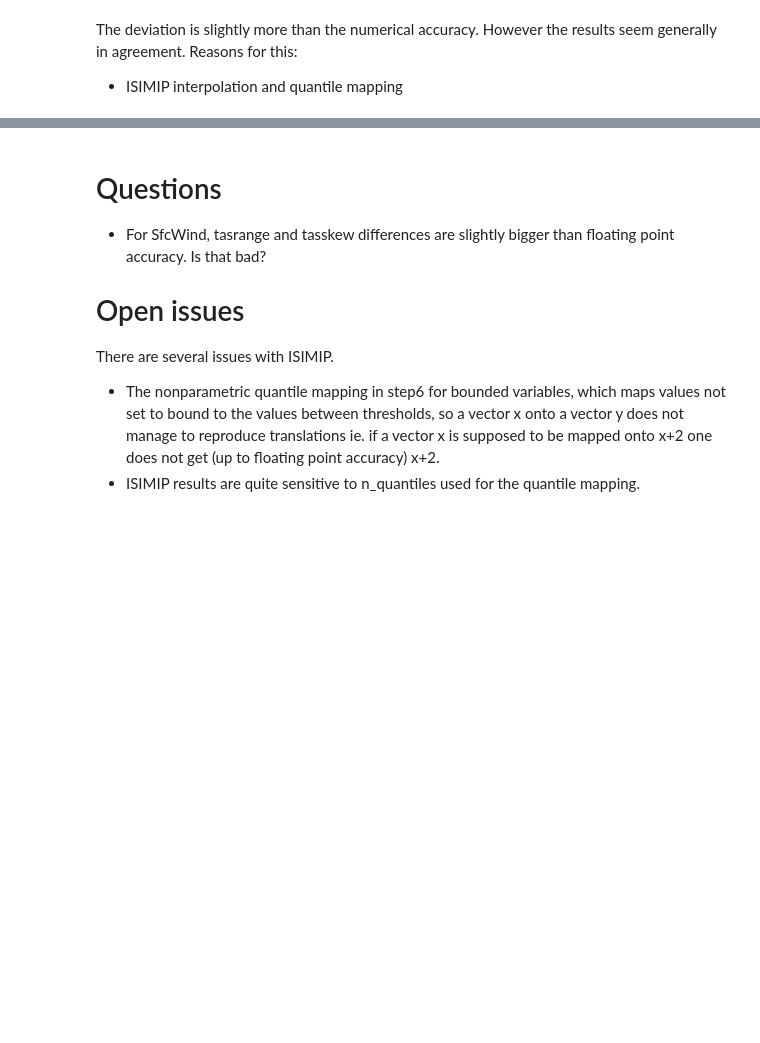
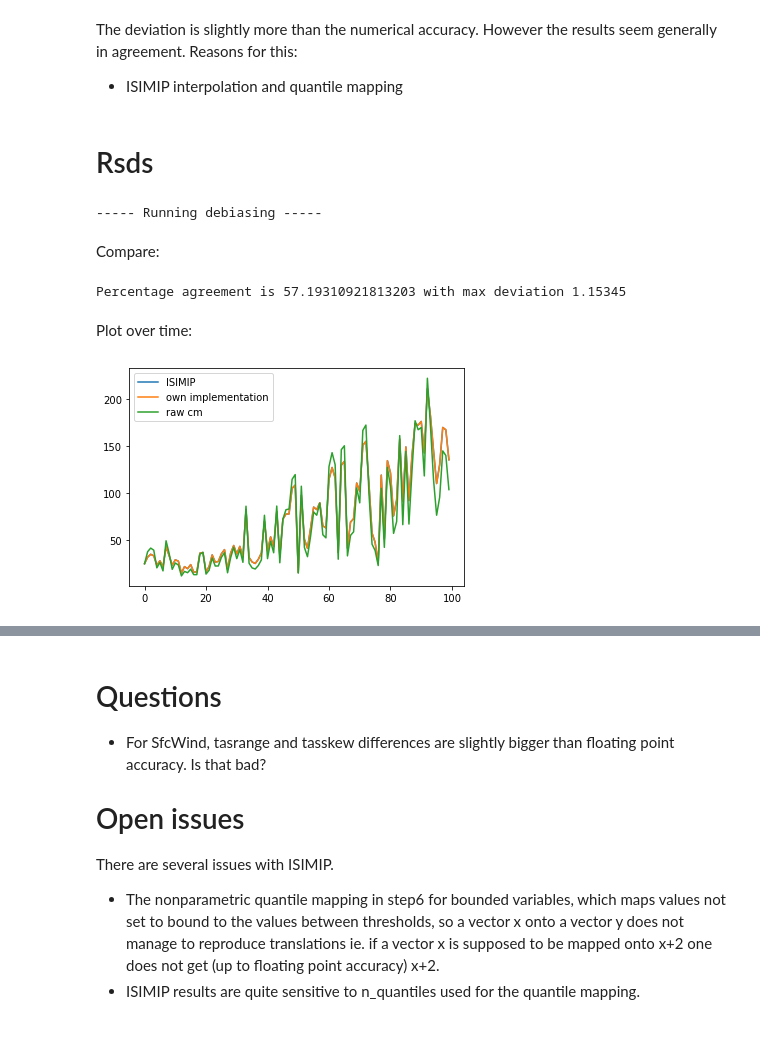
Before and after one commit to ecmwf-projects/ibicus, a Jupyter notebook: notebooks/isimip_consistency.ipynb, the cells around one changed output, grey strips where cells are left out. Saved outputs shown, nothing was run; the diff lists cells and outputs as text; code cells hidden in the pictures; blank space fills up the shorter version.

Commit message:
Added rsds to isimip

```diff
--- a/notebooks/isimip_consistency.ipynb
+++ b/notebooks/isimip_consistency.ipynb
@@ -553,3 +553,37 @@ LinregressResult(slope=0.9999992497060284, intercept=6.531218191696553e-05, rval
 # %% [markdown]
 The deviation is slightly more than the numerical accuracy. However the results seem generally in agreement. Reasons for this:
 - ISIMIP interpolation and quantile mapping
+# %% [markdown]
+# Rsds
+# %%
+variable = "rsds"
+obs, cm_hist, cm_future, dates = read_in_and_preprocess_isimip_testing_data_with_dates(variable)
+debiaser = ISIMIP.from_variable(variable)
+debiased_values = debiaser.apply(obs, cm_hist, cm_future, **dates)
+# %% [output]
+----- Running debiasing -----
+# %% [markdown]
+Compare:
+# %%
+debiased_values_isimip = read_in_debiased_testing_data(variable)
+pct_agreement = np.sum(np.isclose(debiased_values,debiased_values_isimip))/debiased_values.size
+max_deviation = np.max(np.abs(debiased_values-debiased_values_isimip))
+print("Percentage agreement is %s with max deviation %s"%(pct_agreement*100, max_deviation))
+# %% [output]
+Percentage agreement is 57.19310921813203 with max deviation 1.15345
+# %% [markdown]
+Plot over time:
+# %%
+min_time = 0
+max_time = 100
+lat = 1
+lon = 1
+time = np.arange(min_time, max_time)
+
+plt.plot(time, debiased_values_isimip[min_time:max_time, lat, lon], label = "ISIMIP")
+plt.plot(time, debiased_values[min_time:max_time, lat, lon], label = "own implementation")
+plt.plot(time, cm_future[min_time:max_time, lat, lon], label = "raw cm")
+plt.legend()
+plt.show()
+# %% [output]
+[figure, added]
```
Also changed, not shown: parts of 7 cells of this notebook, 3 other files.
